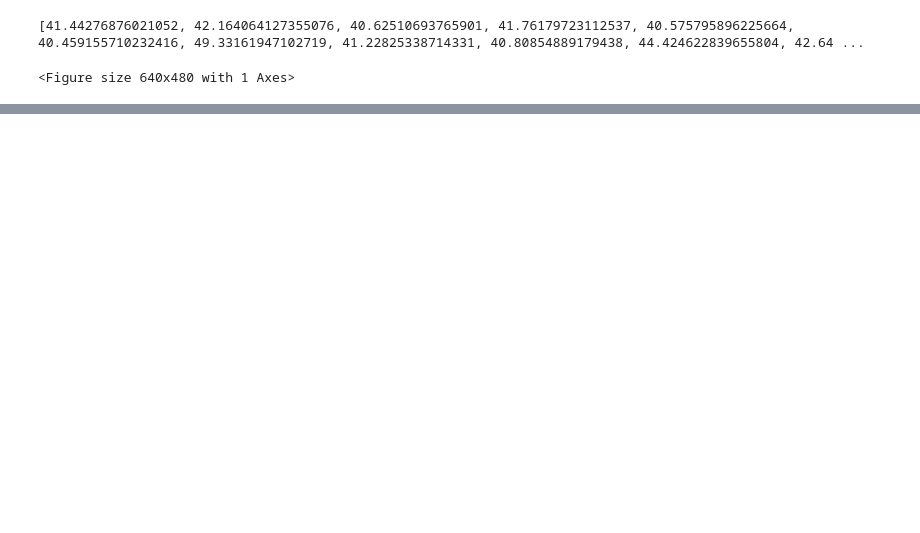
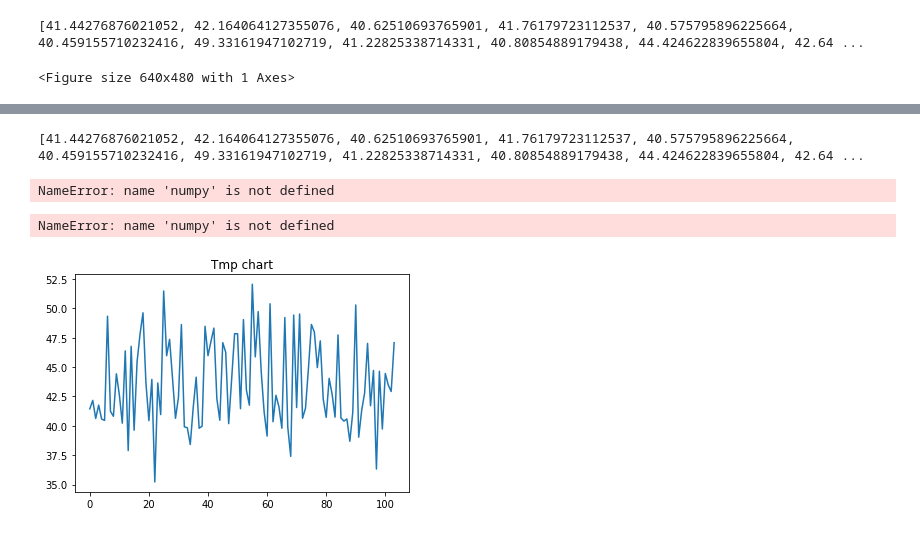
Before and after one commit to TheMesoria/PWrLabs, a Jupyter notebook: weatherScritp/Untitled.ipynb, the cells around one changed output, grey strips where cells are left out. Saved outputs shown, nothing was run; the diff lists cells and outputs as text; code cells hidden in the pictures; blank space fills up the shorter version.

```diff
--- a/weatherScritp/Untitled.ipynb
+++ b/weatherScritp/Untitled.ipynb
@@ -125,0 +148,31 @@ pyplot.show()
+# %%
+var = main.start()
+print(var)
+# %% [output]
+[41.44276876021052, 42.164064127355076, 40.62510693765901, 41.76179723112537, 40.575795896225664, 40.459155710232416, 49.33161947102719, 41.22825338714331, 40.80854889179438, 44.424622839655804, 42.64 ...
+# %%
+x = numpy.linspace(0, 48, 500)
+pyplot.plot(main.start())
+pyplot.title('Tmp chart')
+pyplot.show()
+# %% [output]
+NameError: name 'numpy' is not defined
+# %%
+x = numpy.linspace(0, 48, 500)
+pyplot.plot(main.start())
+pyplot.title('Tmp chart')
+pyplot.show()
+# %% [output]
+NameError: name 'numpy' is not defined
+# %%
+
+import matplotlib
+import numpy
+import matplotlib.pyplot as pyplot
+
+x = numpy.linspace(0, 48, 500)
+pyplot.plot(main.start())
+pyplot.title('Tmp chart')
+pyplot.show()
+# %% [output]
+[figure, added]
```
Also changed, not shown: parts of 1 cell of this notebook, 10 other files.
